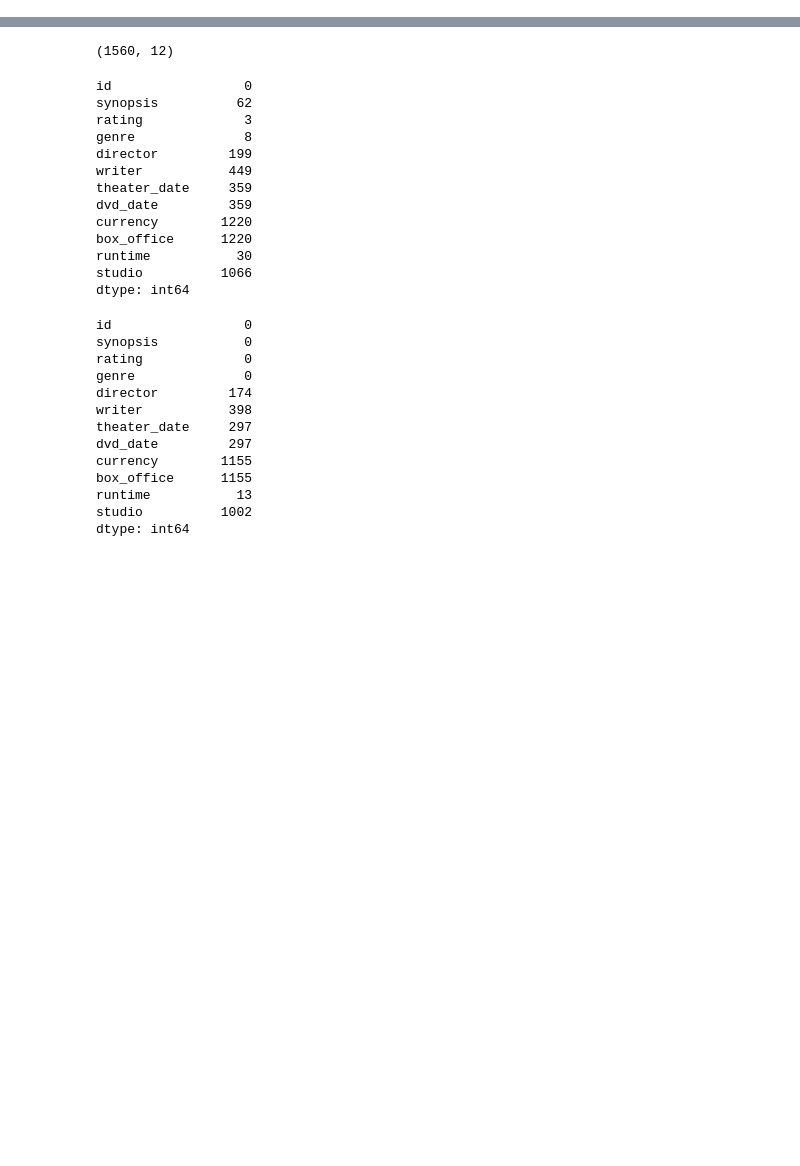
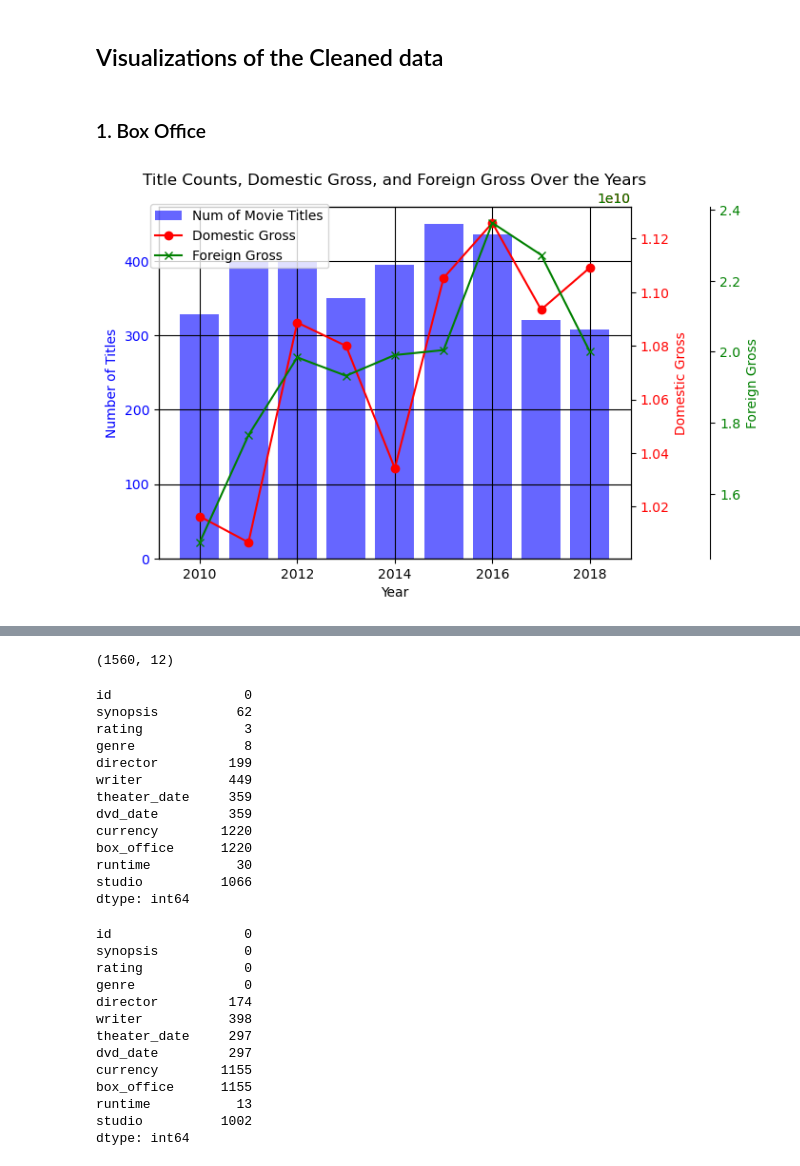
Before and after one commit to Austin-Murunga/dsc-phase-2-project-v3, a Jupyter notebook: student.ipynb, the cells around one changed output, grey strips where cells are left out. Drawn from its saved outputs; the diff is of its cells as text; code cells hidden in the pictures; blank space fills up the shorter version.

```diff
--- a/student.ipynb
+++ b/student.ipynb
@@ -147,0 +220,20 @@ plt.show()
+# %%
+# Drop the studio column
+clean_box_office = box_office.drop(columns=['studio'])
+
+#Rename the 'title' column to 'movie_title'
+clean_box_office.rename(columns={'title': 'movie_title'}, inplace=True)
+
+#filling domestic gross and foreign gross with median (numerical column),
+#why not mean? avoiding outliers
+clean_box_office['domestic_gross'].fillna(clean_box_office['domestic_gross'].median(), inplace=True)
+
+#there are strings in foreign_gross column,, converting to float
+clean_box_office['foreign_gross'] = clean_box_office['foreign_gross'].str.replace(',', '').astype(float)
+
+#back to filling
+clean_box_office['foreign_gross'].fillna(clean_box_office['foreign_gross'].median(), inplace=True)
+
+
+#inspecting the cleaned data
+clean_box_office.isnull().sum()
@@ -148,3 +355,53 @@ plt.show()
+# %% [markdown]
+## Visualizations of the Cleaned data
+# %% [markdown]
+### 1. Box Office
+# %%
+#visualization
+# grouped by years to get title count and sum of domestic and foreign gross
+
+clean_box_office_grouped = clean_box_office.groupby('year').agg({
+    'movie_title': 'count',
+    'domestic_gross': 'sum',
+    'foreign_gross': 'sum'
+}).reset_index()
+
+# subplots
+fig, ax1 = plt.subplots()
+
+# Bar plot for title counts
+ax1.bar(clean_box_office_grouped['year'], clean_box_office_grouped['movie_title'], color='blue', alpha=0.6, label='Num of Movie Titles')
+ax1.set_xlabel('Year')
+ax1.set_ylabel('Number of Titles', color='blue')
+ax1.tick_params(axis='y', labelcolor='blue')
+
+#second y-axis
+ax2 = ax1.twinx()
+ax2.plot(clean_box_office_grouped['year'], clean_box_office_grouped['domestic_gross'], color='red', marker='o', label='Domestic Gross')
+ax2.set_ylabel('Domestic Gross', color='red')
+ax2.tick_params(axis='y', labelcolor='red')
+
+#third y-axis
+ax3 = ax1.twinx()
+ax3.spines['right'].set_position(('outward', 60))
+ax3.plot(clean_box_office_grouped['year'], clean_box_office_grouped['foreign_gross'], color='g', marker='x', label='Foreign Gross')
+ax3.set_ylabel('Foreign Gross', color='g')
+ax3.tick_params(axis='y', labelcolor='g')
+
+#legend
+fig.legend(loc='upper left', bbox_to_anchor=(0.1, 0.9))
+
+#grid with pink color
+ax1.grid(True, color='black')
+ax2.grid(False)  #grid for the second y-axis not needed
+
+#Title of the plot
+plt.title('Title Counts, Domestic Gross, and Foreign Gross Over the Years')
+
+#Show plot
+plt.show()
+# %% [output]
+[figure, added]
 # %%
 clean_box_office.columns
 # %% [output]
```
Also changed, not shown: parts of 100 cells of this notebook, 4 other files.
